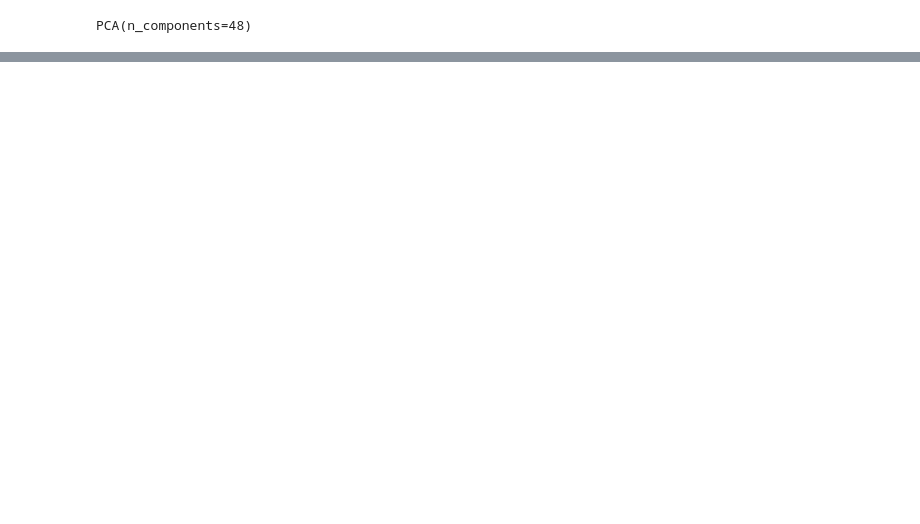
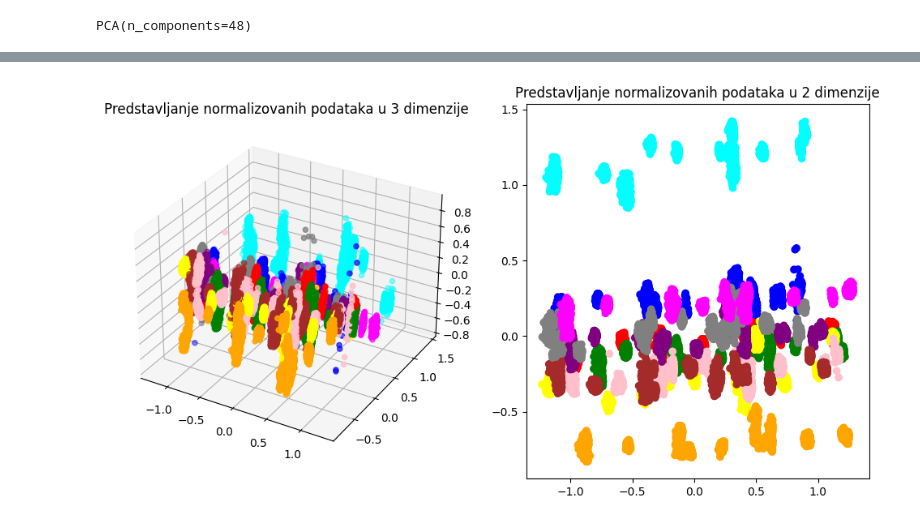
Before and after one commit to MATF-istrazivanje-podataka-1/2023_Data_Mining_Sensorless_drive_Dataset, a Jupyter notebook: preprocessing/clustering/preprocessing_clustering.ipynb, the cells around one changed output, grey strips where cells are left out. Saved outputs shown, nothing was run; the diff lists cells and outputs as text; code cells hidden in the pictures; blank space fills up the shorter version.

```diff
--- a/preprocessing/clustering/preprocessing_clustering.ipynb
+++ b/preprocessing/clustering/preprocessing_clustering.ipynb
@@ -89,3 +112,3 @@ pca2 = PCA(n_components=2)
 # %%
-pca2.fit(X_normalized)
+pca3.fit(X_normalized)
 # %% [output]
@@ -93,2 +116,5 @@ PCA(n_components=2)
 # %%
-X_PCA2 = pd.DataFrame(pca2.transform(X_normalized))
+X_normalized_PCA3 = pd.DataFrame(pca3.transform(X_normalized))
+# %%
+X_normalized_PCA2 = X_normalized_PCA3.iloc[:, :2]
+#X_normalized_PCA2
@@ -101,4 +126,0 @@ from matplotlib.colors import ListedColormap
-# %%
-plt.scatter(X_PCA2.iloc[:, 0], X_PCA2.iloc[:, 1])
-plt.rcParams["figure.figsize"] = (6,6)
-plt.legend(['1', '2', '3', '4', '5', '6', '7', '8', '9', '10', '11'], bbox_to_anchor =(1.3, 1))
@@ -112,0 +127,12 @@ Stored 'X_PCA3' (DataFrame)
+# %%
+fig = plt.figure(figsize=(12, 6))
+ax = plt.subplot(1, 2, 1, projection ='3d')
+ax.scatter(X_normalized_PCA3[0], X_normalized_PCA3[1], X_normalized_PCA3[2], c = y, cmap=ListedColormap(color_list))
+plt.title('Predstavljanje normalizovanih podataka u 3 dimenzije')
+
+plt.subplot(1, 2, 2)
+plt.scatter(X_normalized_PCA2[0], X_normalized_PCA2[1], c = y, cmap=ListedColormap(color_list))
+plt.title('Predstavljanje normalizovanih podataka u 2 dimenzije')
+plt.show()
+# %% [output]
+[figure, added]
```
Also changed, not shown: parts of 31 cells of this notebook.
